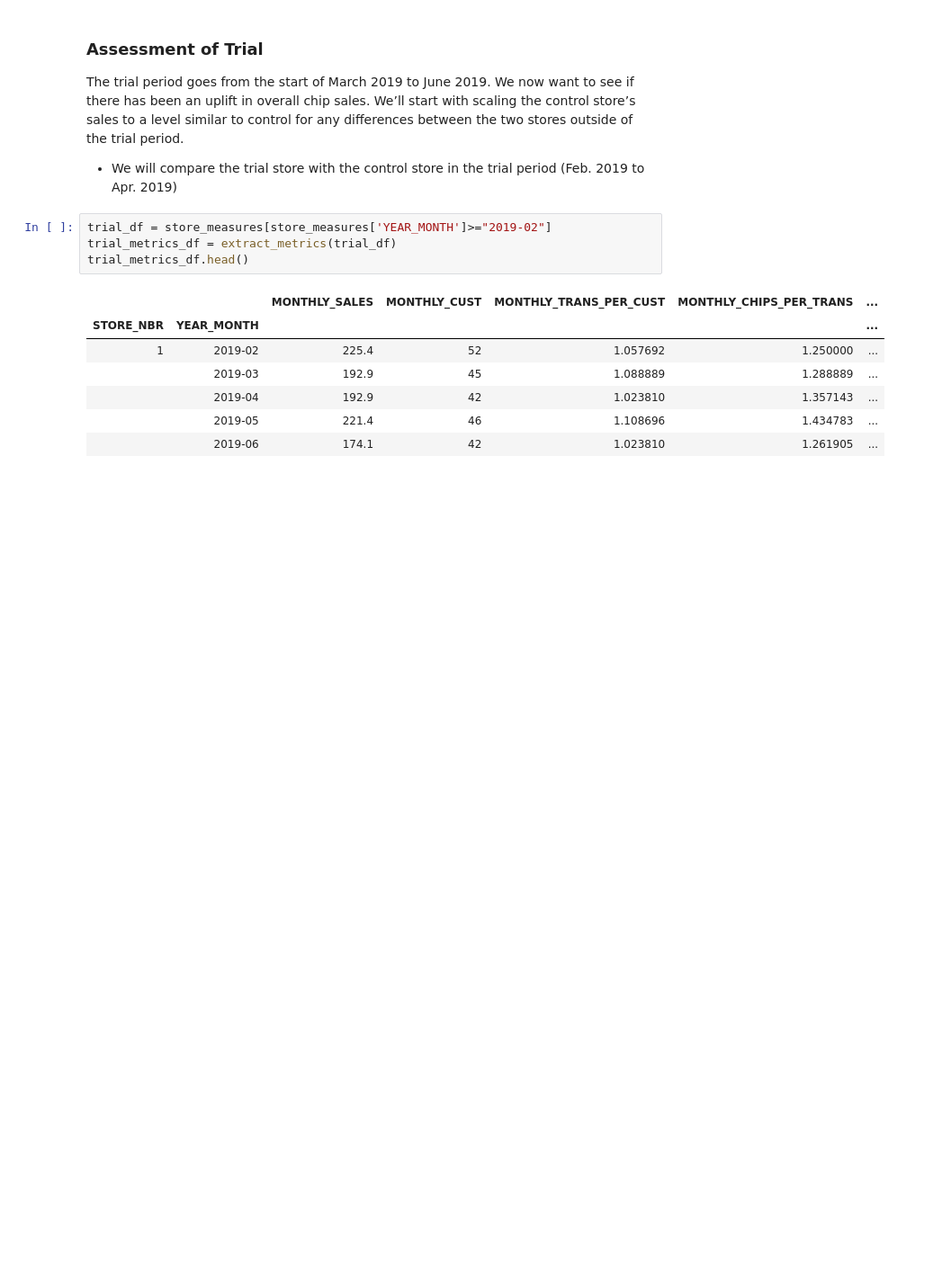
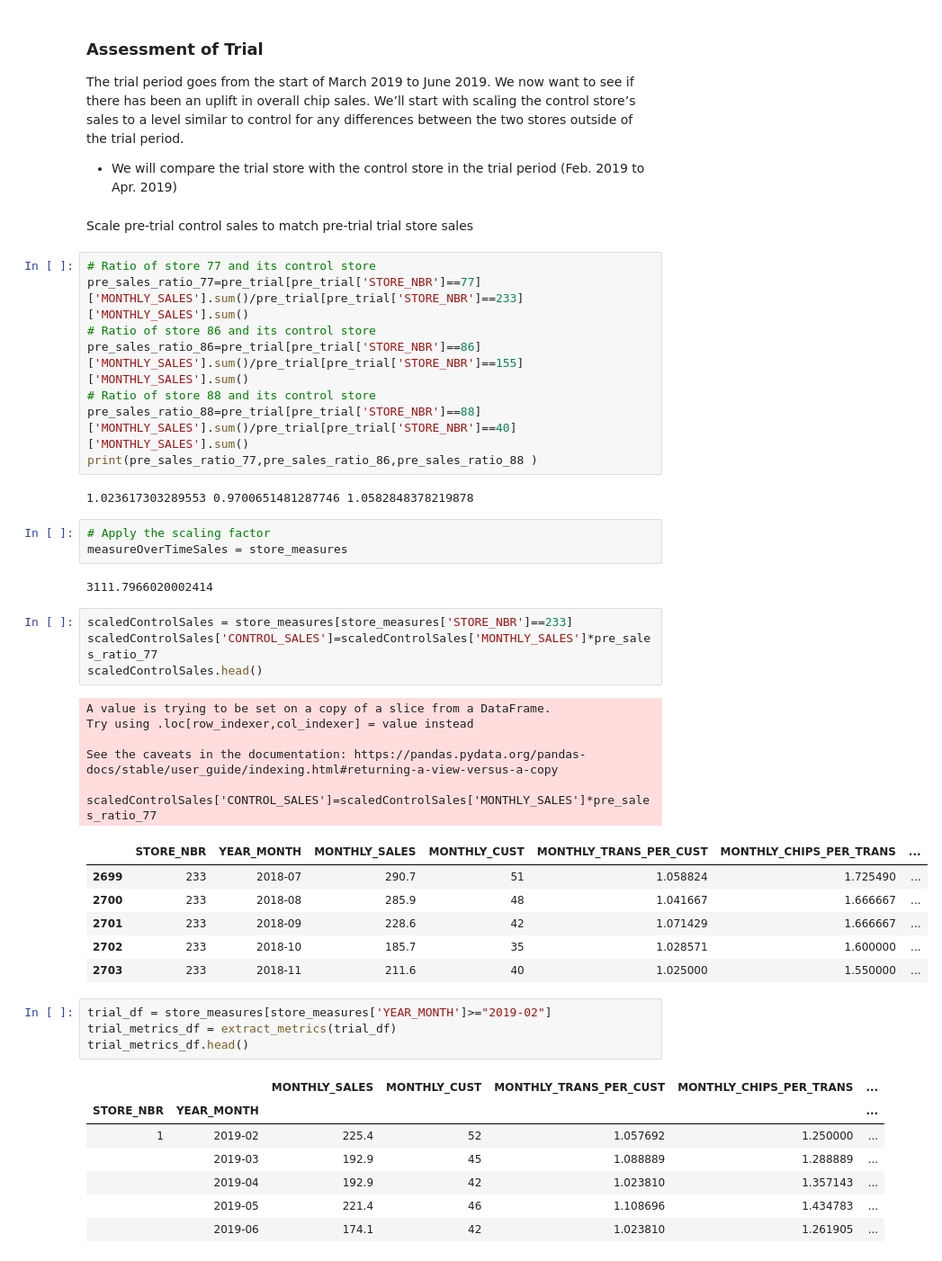
Before and after one commit to weekysui/AB-Testing, a Jupyter notebook: AB Testing.ipynb, the cells around one changed output. Shown: that part at 90% size. Cells and saved outputs as stored; diff of their text form; blank space fills up the shorter version.

```diff
--- a/AB Testing.ipynb
+++ b/AB Testing.ipynb
@@ -288,6 +290,39 @@ print(sales_ratio_77,sales_ratio_86,sales_ratio_88 )
 ### Assessment of Trial
 The trial period goes from the start of March 2019 to June 2019. We now want to see if there has been an uplift in overall chip sales. We’ll start with scaling the control store’s sales to a level similar to control for any differences between the two stores outside of the trial period.
 - We will compare the trial store with the control store in the trial period (Feb. 2019 to Apr. 2019)
+# %% [markdown]
+Scale pre‐trial control sales to match pre‐trial trial store sales
+# %%
+# Ratio of store 77 and its control store
+pre_sales_ratio_77=pre_trial[pre_trial['STORE_NBR']==77]['MONTHLY_SALES'].sum()/pre_trial[pre_trial['STORE_NBR']==233]['MONTHLY_SALES'].sum()
+# Ratio of store 86 and its control store
+pre_sales_ratio_86=pre_trial[pre_trial['STORE_NBR']==86]['MONTHLY_SALES'].sum()/pre_trial[pre_trial['STORE_NBR']==155]['MONTHLY_SALES'].sum()
+# Ratio of store 88 and its control store
+pre_sales_ratio_88=pre_trial[pre_trial['STORE_NBR']==88]['MONTHLY_SALES'].sum()/pre_trial[pre_trial['STORE_NBR']==40]['MONTHLY_SALES'].sum()
+print(pre_sales_ratio_77,pre_sales_ratio_86,pre_sales_ratio_88 )
+# %% [output]
+1.023617303289553 0.9700651481287746 1.0582848378219878
+# %%
+# Apply the scaling factor
+measureOverTimeSales = store_measures
+# %% [output]
+3111.7966020002414
+# %%
+scaledControlSales = store_measures[store_measures['STORE_NBR']==233]
+scaledControlSales['CONTROL_SALES']=scaledControlSales['MONTHLY_SALES']*pre_sales_ratio_77
+scaledControlSales.head()
+# %% [output]
+A value is trying to be set on a copy of a slice from a DataFrame.
+Try using .loc[row_indexer,col_indexer] = value instead
+
+See the caveats in the documentation: https://pandas.pydata.org/pandas-docs/stable/user_guide/indexing.html#returning-a-view-versus-a-copy
+  scaledControlSales['CONTROL_SALES']=scaledControlSales['MONTHLY_SALES']*pre_sales_ratio_77
+|  | STORE_NBR | YEAR_MONTH | MONTHLY_SALES | MONTHLY_CUST | MONTHLY_TRANS_PER_CUST | MONTHLY_CHIPS_PER_TRANS | ... |
+| 2699 | 233 | 2018-07 | 290.7 | 51 | 1.058824 | 1.725490 | ... |
+| 2700 | 233 | 2018-08 | 285.9 | 48 | 1.041667 | 1.666667 | ... |
+| 2701 | 233 | 2018-09 | 228.6 | 42 | 1.071429 | 1.666667 | ... |
+| 2702 | 233 | 2018-10 | 185.7 | 35 | 1.028571 | 1.600000 | ... |
+| 2703 | 233 | 2018-11 | 211.6 | 40 | 1.025000 | 1.550000 | ... |
 # %%
 trial_df = store_measures[store_measures['YEAR_MONTH']>="2019-02"]
 trial_metrics_df = extract_metrics(trial_df)
```
Also changed, not shown: parts of 5 cells of this notebook.
